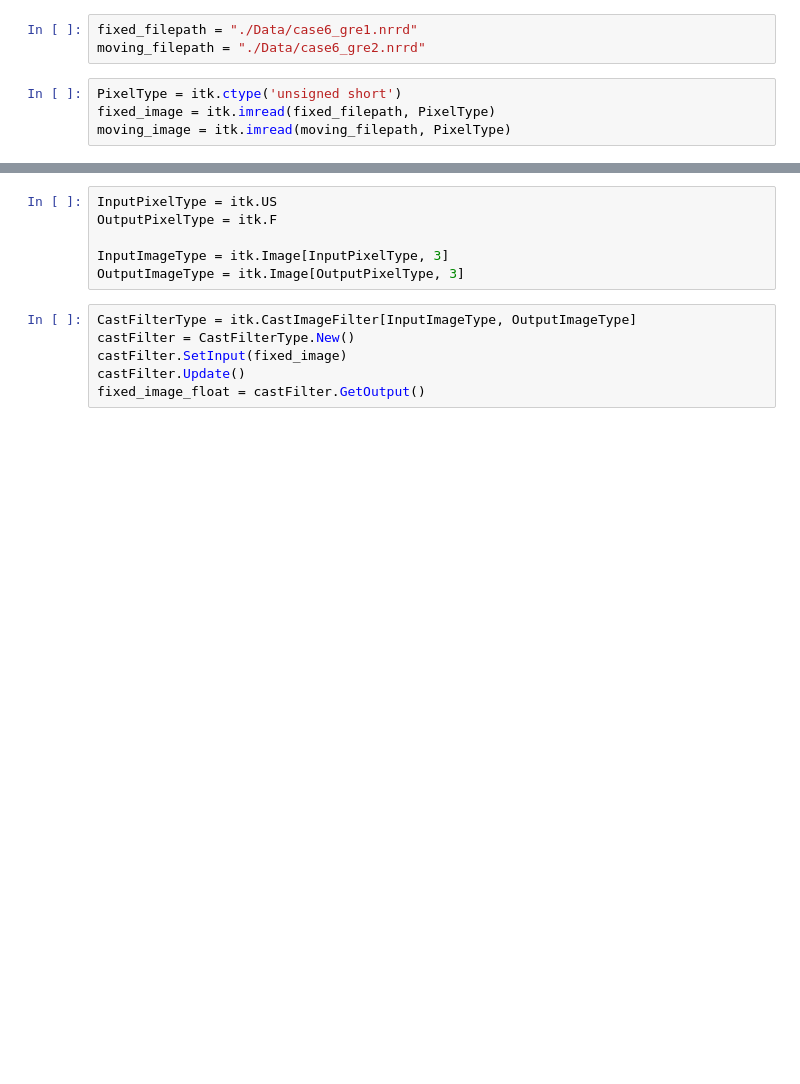
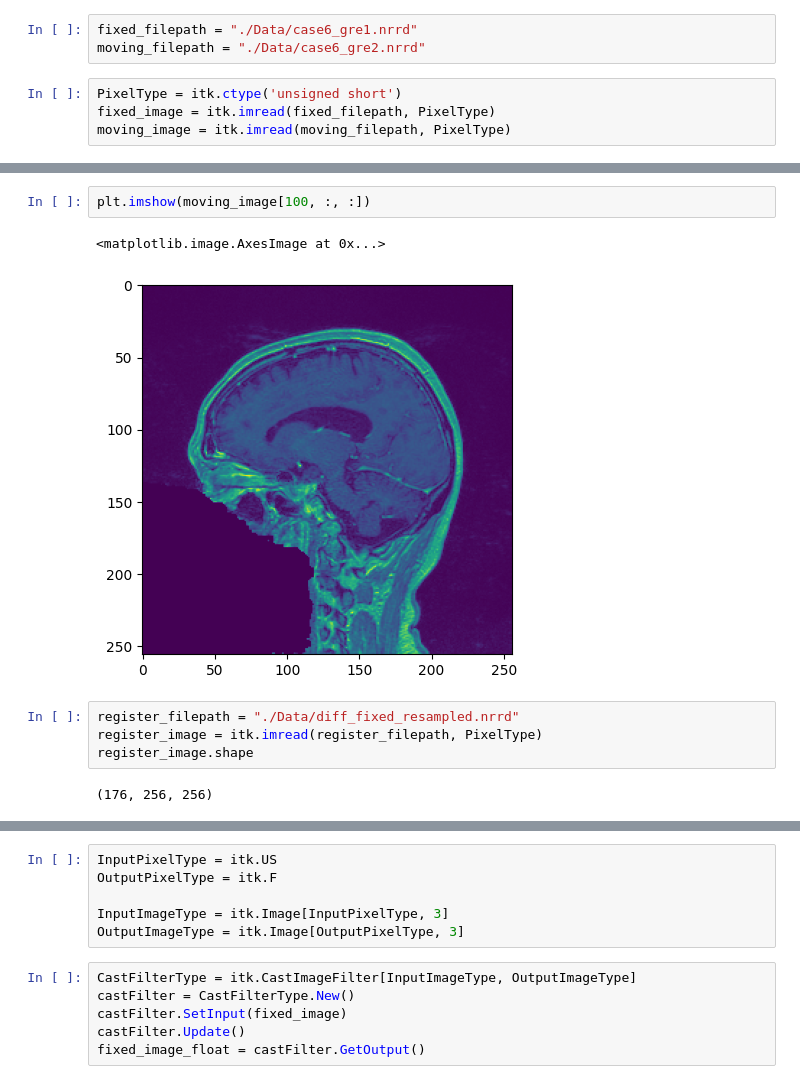
Before and after one commit to Sevenudeloin/VITK-turbo-lamp, a Jupyter notebook: data_visualisation.ipynb, the cells around one changed output, grey strips where cells are left out. Saved outputs shown, nothing was run; the diff lists cells and outputs as text; blank space fills up the shorter version.

```diff
--- a/data_visualisation.ipynb
+++ b/data_visualisation.ipynb
@@ -27,0 +37,11 @@ moving_image = itk.imread(moving_filepath, PixelType)
+# %%
+plt.imshow(moving_image[100, :, :])
+# %% [output]
+<matplotlib.image.AxesImage at 0x...>
+[figure, added]
+# %%
+register_filepath = "./Data/diff_fixed_resampled.nrrd"
+register_image = itk.imread(register_filepath, PixelType)
+register_image.shape
+# %% [output]
+(176, 256, 256)
```
Also changed, not shown: parts of 4 cells of this notebook, 1 other file.
